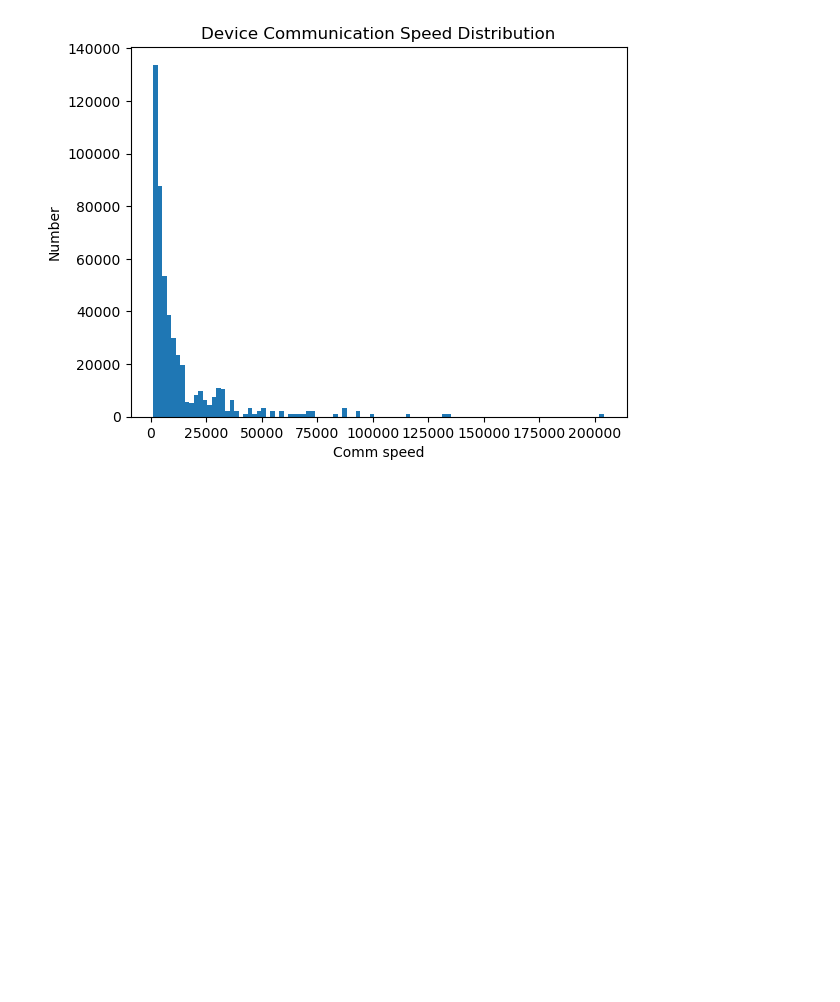
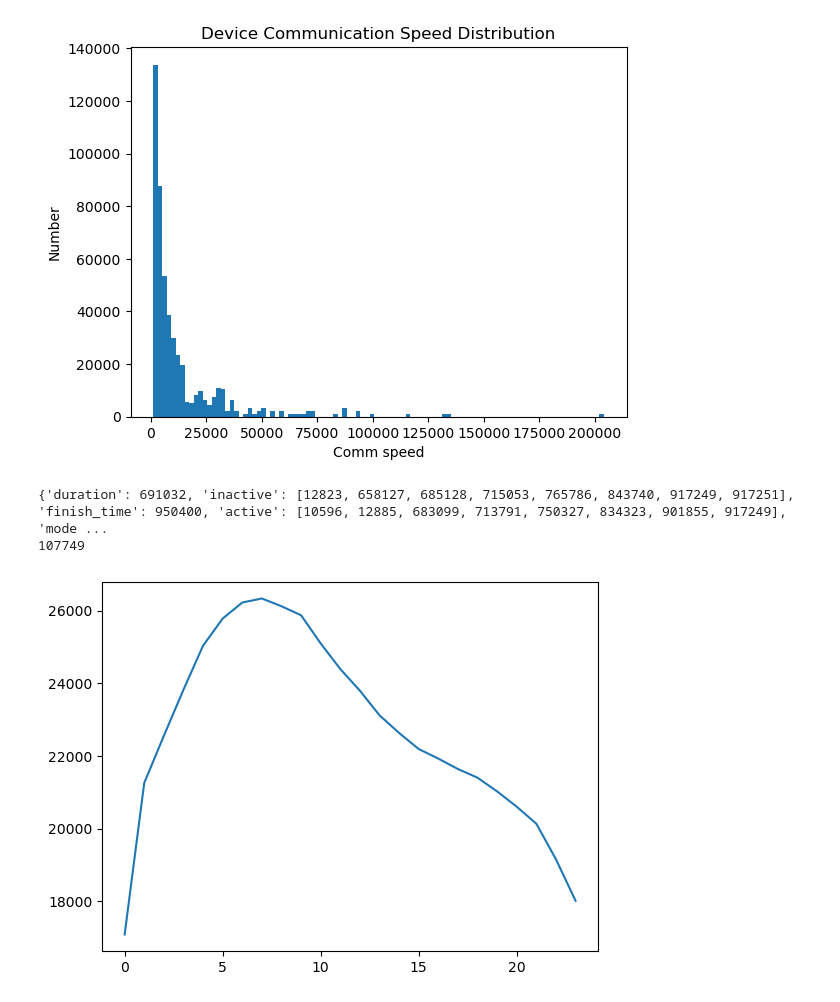
Before and after one commit to EricDinging/Propius, a Jupyter notebook: sim/parser.ipynb, the cells around one changed output. Saved outputs shown, nothing was run; the diff lists cells and outputs as text; code cells hidden in the pictures; blank space fills up the shorter version.

```diff
--- a/sim/parser.ipynb
+++ b/sim/parser.ipynb
@@ -75,3 +75,30 @@ plt.show()
 500000
 [figure]
 [figure]
+# %%
+import pickle
+import matplotlib.pyplot as plt
+
+client_avail = None
+with open('../datasets/device_info/client_behave_trace', 'rb') as client_file:
+    client_avail = pickle.load(client_file)
+# %%
+print(client_avail[2])
+print(len(client_avail))
+# %% [output]
+{'duration': 691032, 'inactive': [12823, 658127, 685128, 715053, 765786, 843740, 917249, 917251], 'finish_time': 950400, 'active': [10596, 12885, 683099, 713791, 750327, 834323, 901855, 917249], 'mode ...
+107749
+# %%
+avail_cnt = [0 for _ in range(24)]
+for i in range(len(avail_cnt)):
+    for id, val in client_avail.items():
+        inactive_list = val["inactive"]
+        active_list = val["active"]
+        for x in range(len(active_list)):
+            if i * 60 * 60>= active_list[x] and i * 60 * 60< inactive_list[x]:
+                avail_cnt[i] += 1
+
+plt.plot(avail_cnt)
+plt.show()
+# %% [output]
+[figure, added]
```
Also changed, not shown: parts of 1 cell of this notebook, 12 other files.
